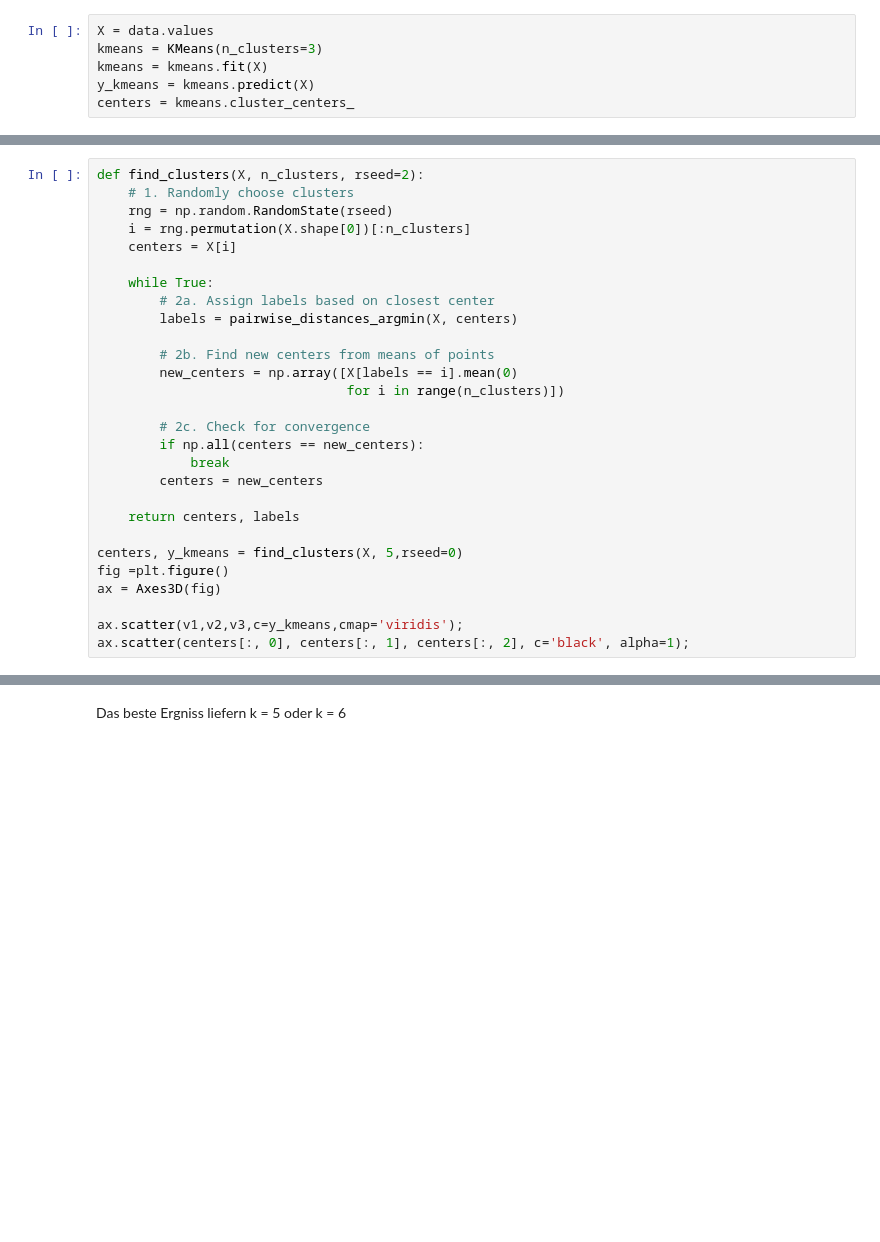
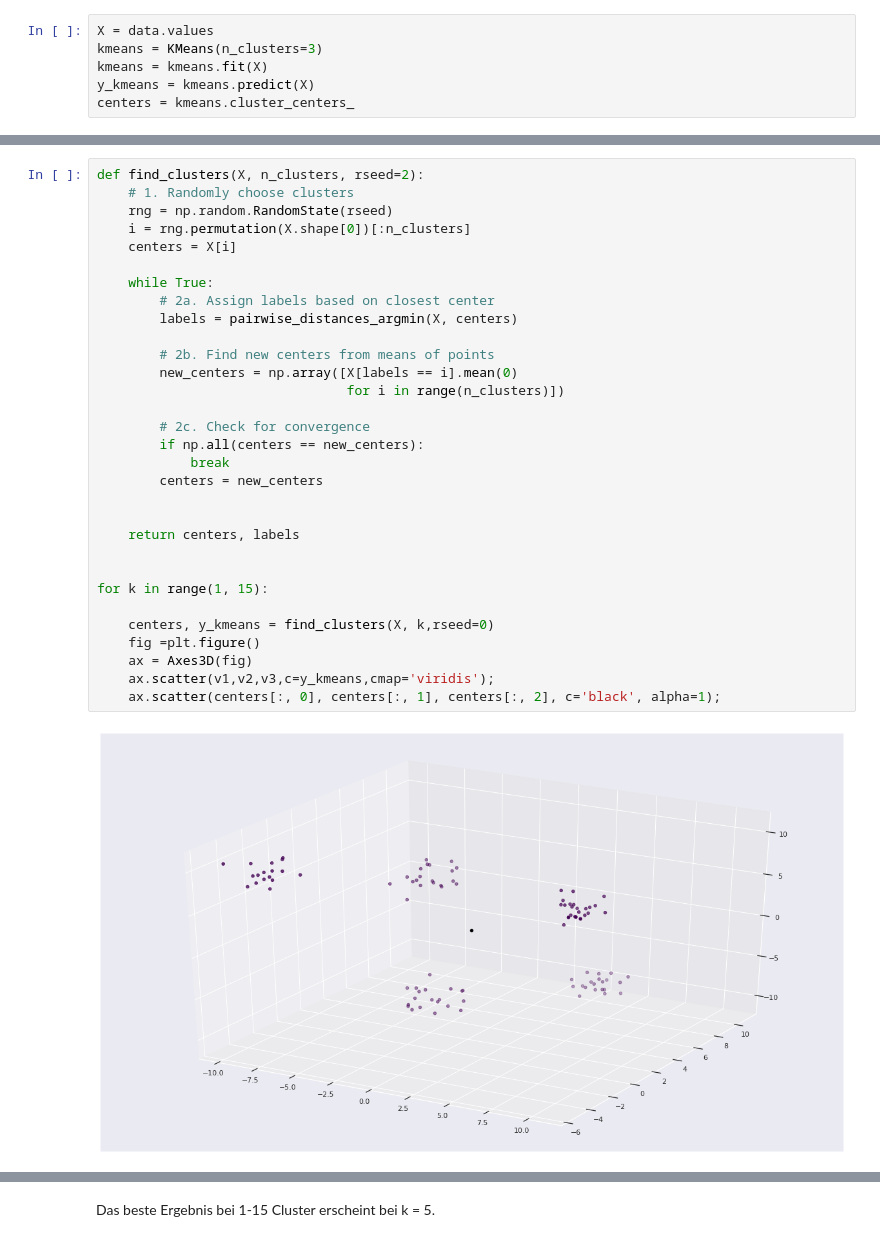
Before and after one commit to MaxMali/MM_12_Clustering_Excercise, a Jupyter notebook: MM_12_Clustering_E_Solution.ipynb, the cells around one changed output, grey strips where cells are left out. Cells and saved outputs as stored; diff of their text form; blank space fills up the shorter version.

Commit message:
Update MM_12_Clustering_E_Solution.ipynb
Bug Fixing

```diff
--- a/MM_12_Clustering_E_Solution.ipynb
+++ b/MM_12_Clustering_E_Solution.ipynb
@@ -59,28 +59,33 @@ ax.scatter(centers[:, 0], centers[:, 1], centers[:, 2], c='black', alpha=0.5);
 # %%
 def find_clusters(X, n_clusters, rseed=2):
     # 1. Randomly choose clusters
     rng = np.random.RandomState(rseed)
     i = rng.permutation(X.shape[0])[:n_clusters]
     centers = X[i]
 
     while True:
         # 2a. Assign labels based on closest center
         labels = pairwise_distances_argmin(X, centers)
 
         # 2b. Find new centers from means of points
         new_centers = np.array([X[labels == i].mean(0)
                                 for i in range(n_clusters)])
 
         # 2c. Check for convergence
         if np.all(centers == new_centers):
             break
         centers = new_centers
 
+
     return centers, labels
 
-centers, y_kmeans = find_clusters(X, 5,rseed=0)
-fig =plt.figure()
-ax = Axes3D(fig)
 
-ax.scatter(v1,v2,v3,c=y_kmeans,cmap='viridis');
-ax.scatter(centers[:, 0], centers[:, 1], centers[:, 2], c='black', alpha=1);
+for k in range(1, 15):
+
+    centers, y_kmeans = find_clusters(X, k,rseed=0)
+    fig =plt.figure()
+    ax = Axes3D(fig)
+    ax.scatter(v1,v2,v3,c=y_kmeans,cmap='viridis');
+    ax.scatter(centers[:, 0], centers[:, 1], centers[:, 2], c='black', alpha=1);
+# %% [output]
+[figure, added]
@@ -87,3 +105,3 @@ ax.scatter(centers[:, 0], centers[:, 1], centers[:, 2], c='black', alpha=1);
-# %% [markdown]
-Das beste Ergniss liefern k = 5 oder k = 6
+# %% [markdown]
+Das beste Ergebnis bei 1-15 Cluster erscheint bei k = 5.
 # %%
```
Also changed, not shown: parts of 9 cells of this notebook.
